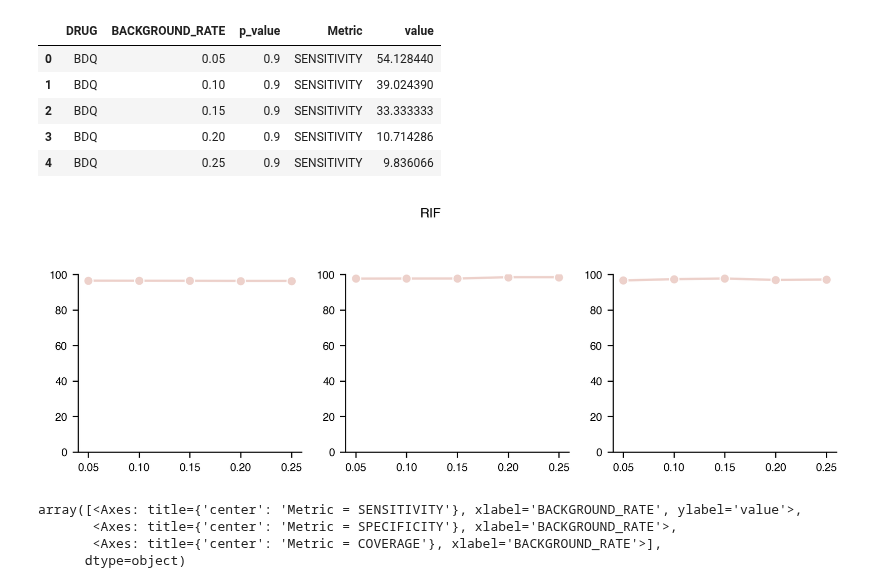
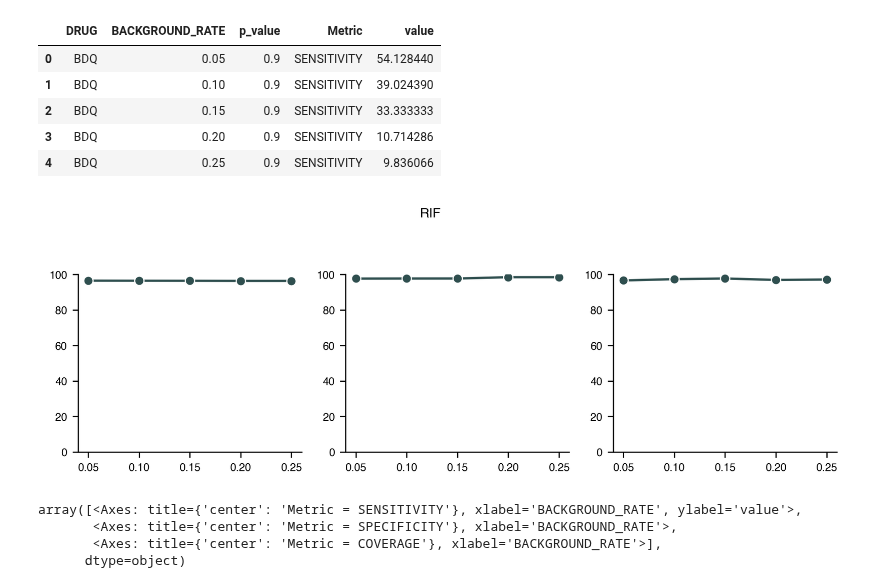
Before and after one commit to fowler-lab/cryptic-catalogues-2025, a Jupyter notebook: 02-grid-search.ipynb, the cells around one changed output. Saved outputs shown, nothing was run; the diff lists cells and outputs as text; code cells hidden in the pictures.

```diff
--- a/02-grid-search.ipynb
+++ b/02-grid-search.ipynb
@@ -139,30 +139,30 @@ melted_df[:5]
 # %%
 
 for drug in melted_df["DRUG"].unique():
     drug_data = melted_df[melted_df["DRUG"] == drug]
     g = sns.FacetGrid(drug_data, col="Metric", col_wrap=3, sharey=False, height=2.5)
     g.map_dataframe(
-        sns.lineplot, x="BACKGROUND_RATE", y="value", hue="p_value", marker="o"
+        sns.lineplot, x="BACKGROUND_RATE", y="value", hue="p_value", marker="o", palette=['darkslategrey']
     )
     # g.set_axis_labels("Background Rate", "")
     # g.add_legend(title="P Value")
     g.figure.suptitle(drug, y=1.05)
     g.tight_layout()
     g.set(ylim=(0, 100))
 
     for i in g.axes:
         i.set_xlabel("")
         i.set_title('')
         i.set_ylabel("")
 
     plt.savefig(f'figs/grid_search/{drug}.pdf', transparent=True)
 
     # show one exemplar drug
     if drug == 'RIF':
         plt.show()
     plt.close()
 # %% [output]
-[figure, old version]
+[figure, new version]
 # %%
 # %% [output]
 array([<Axes: title={'center': 'Metric = SENSITIVITY'}, xlabel='BACKGROUND_RATE', ylabel='value'>,
```
Also changed, not shown: 36 other files.
